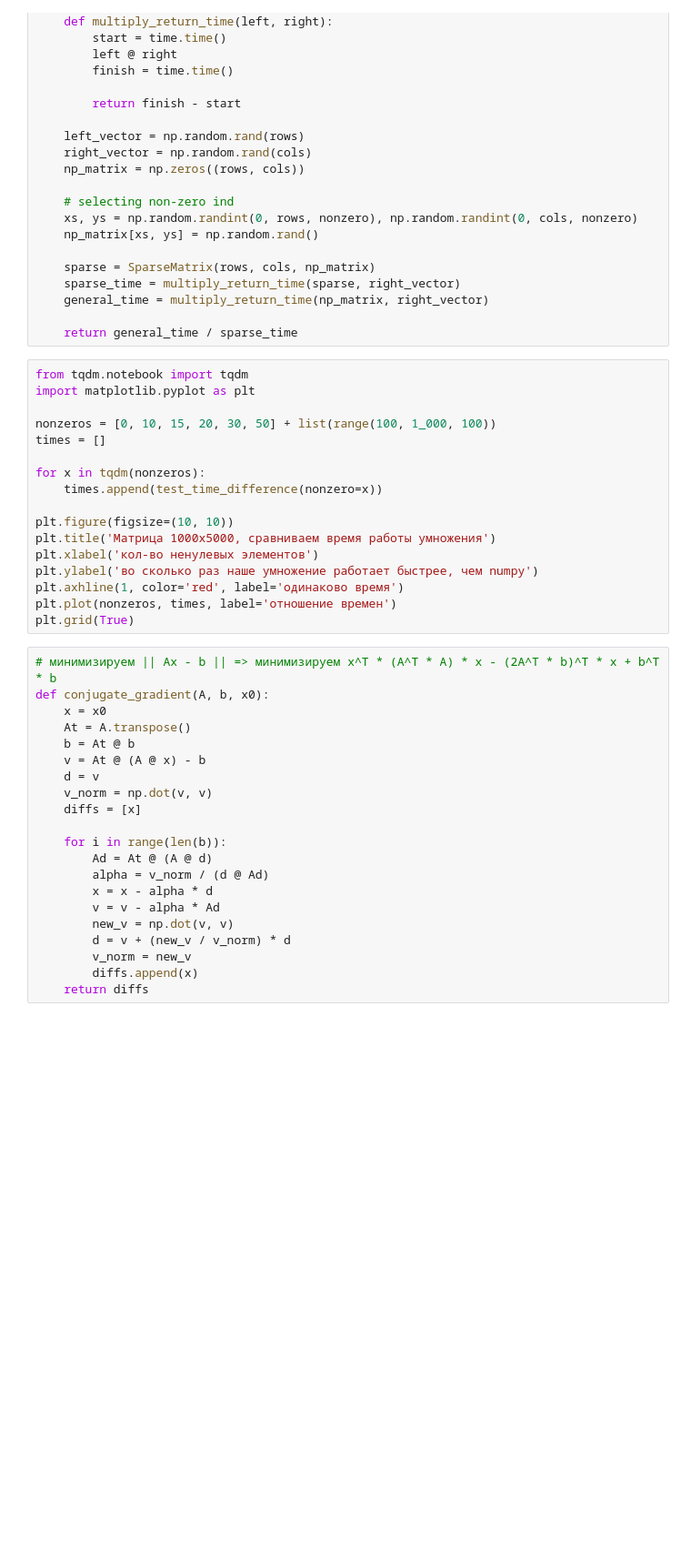
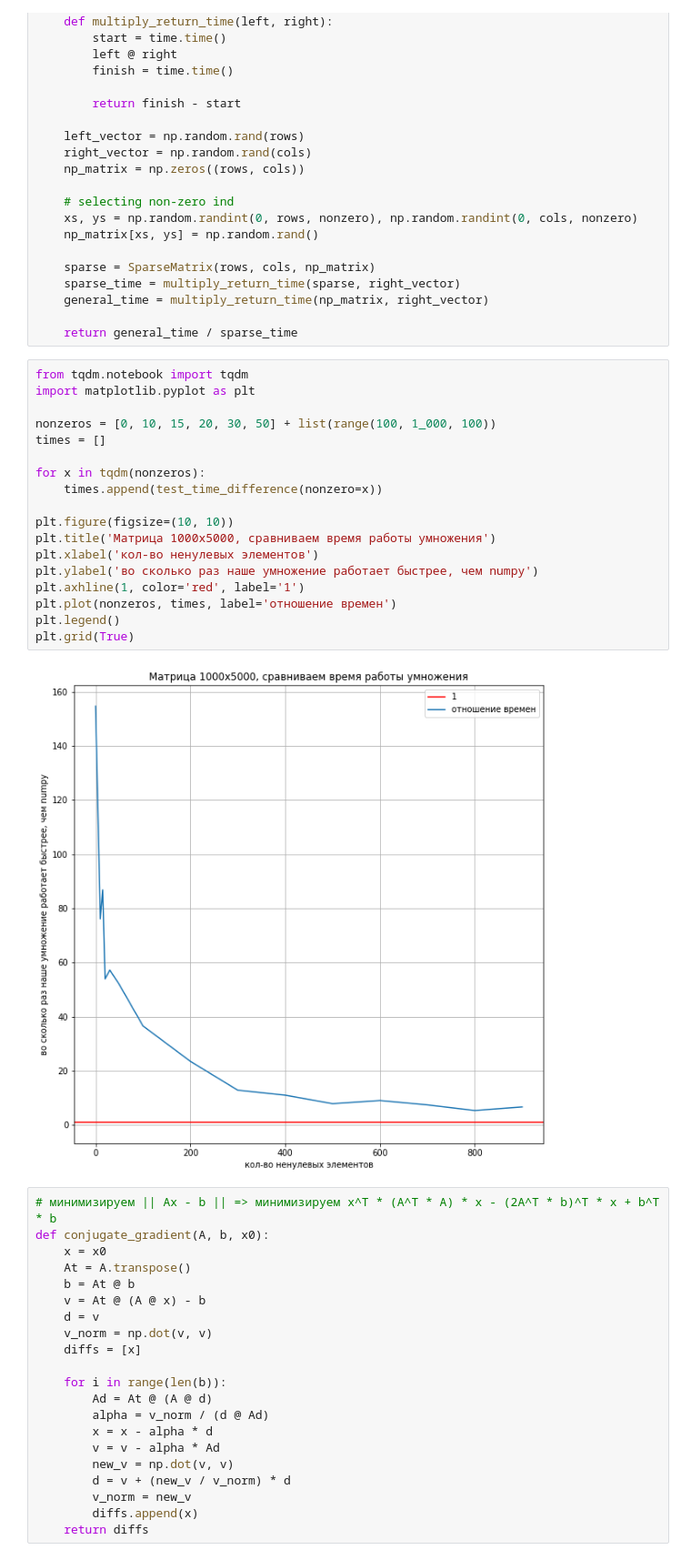
Before and after one commit to Malkovsky/co-mkn-hw-2021, a Jupyter notebook: savinov-vlad/hw2.ipynb, the cells around one changed output. Shown at 91% size. Drawn from its saved outputs; the diff is of its cells as text; blank space fills up the shorter version.

```diff
--- a/savinov-vlad/hw2.ipynb
+++ b/savinov-vlad/hw2.ipynb
@@ -96,20 +96,23 @@ def test_time_difference(rows=1000, cols=5000, nonzero=10):
 # %%
 from tqdm.notebook import tqdm
 import matplotlib.pyplot as plt
 
 nonzeros = [0, 10, 15, 20, 30, 50] + list(range(100, 1_000, 100))
 times = []
 
 for x in tqdm(nonzeros):
     times.append(test_time_difference(nonzero=x))
 
 plt.figure(figsize=(10, 10))
 plt.title('Матрица 1000x5000, сравниваем время работы умножения')
 plt.xlabel('кол-во ненулевых элементов')
 plt.ylabel('во сколько раз наше умножение работает быстрее, чем numpy')
-plt.axhline(1, color='red', label='одинаково время')
+plt.axhline(1, color='red', label='1')
 plt.plot(nonzeros, times, label='отношение времен')
+plt.legend()
 plt.grid(True)
+# %% [output]
+[figure, added]
 # %%
 # минимизируем || Ax - b || => минимизируем x^T * (A^T * A) * x - (2A^T * b)^T * x + b^T * b
 def conjugate_gradient(A, b, x0):
```
